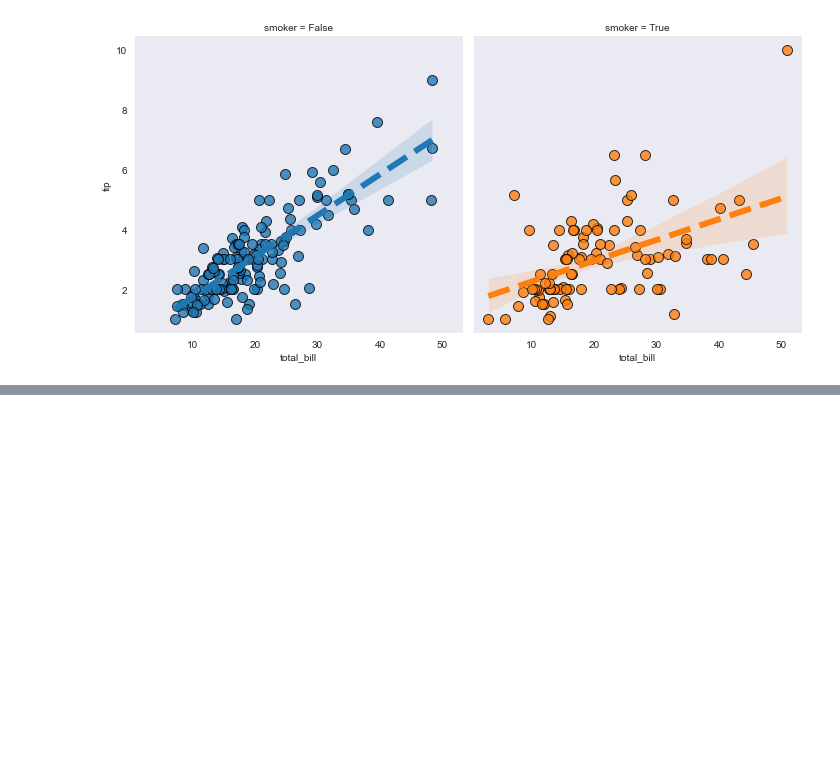
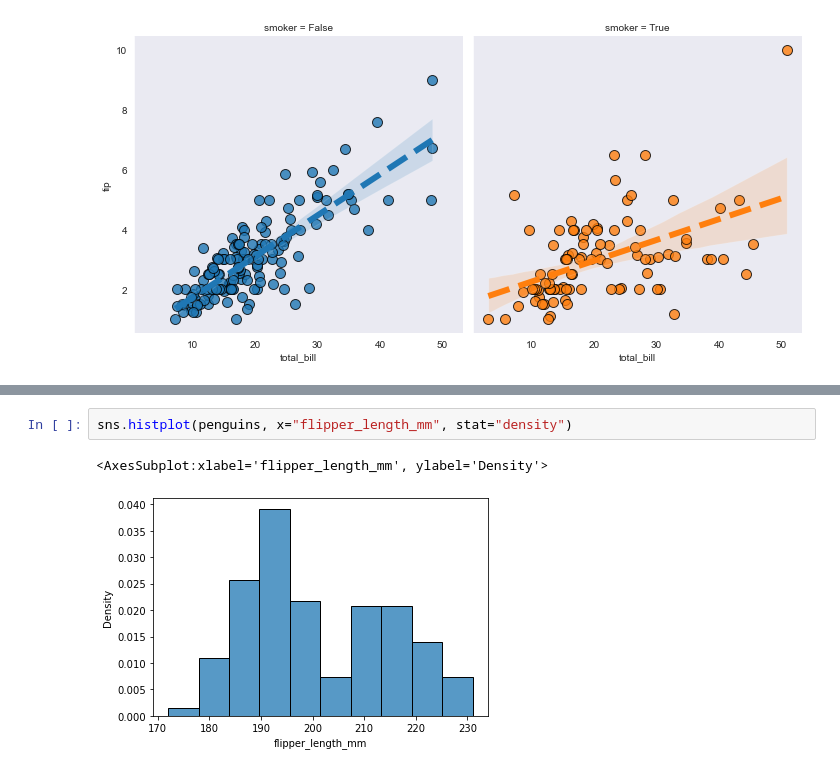
Before and after one commit to inesriahi/Seaborn-Tutorial, a Jupyter notebook: seaborn-tutorial.ipynb, the cells around one changed output, grey strips where cells are left out. Drawn from its saved outputs; the diff is of its cells as text; blank space fills up the shorter version.

```diff
--- a/seaborn-tutorial.ipynb
+++ b/seaborn-tutorial.ipynb
@@ -245,0 +275,5 @@ sns.lmplot(x='total_bill', y='tip', data=tips, hue="smoker", col="smoker",
+# %%
+sns.histplot(penguins, x="flipper_length_mm", stat="density")
+# %% [output]
+<AxesSubplot:xlabel='flipper_length_mm', ylabel='Density'>
+[figure, added]
```
Also changed, not shown: parts of 20 cells of this notebook.
